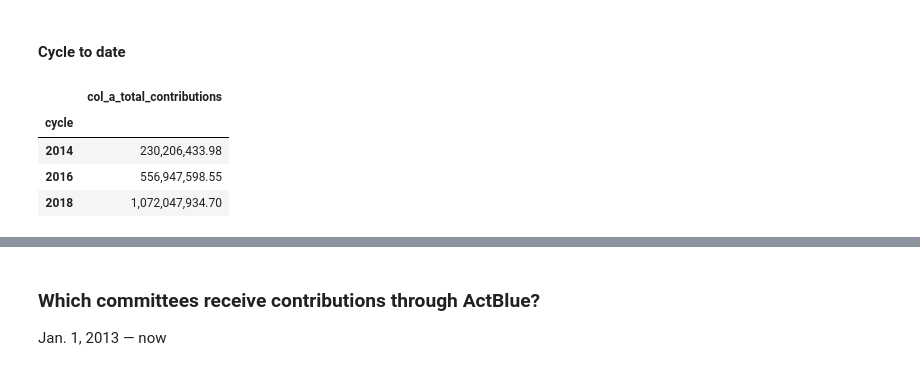
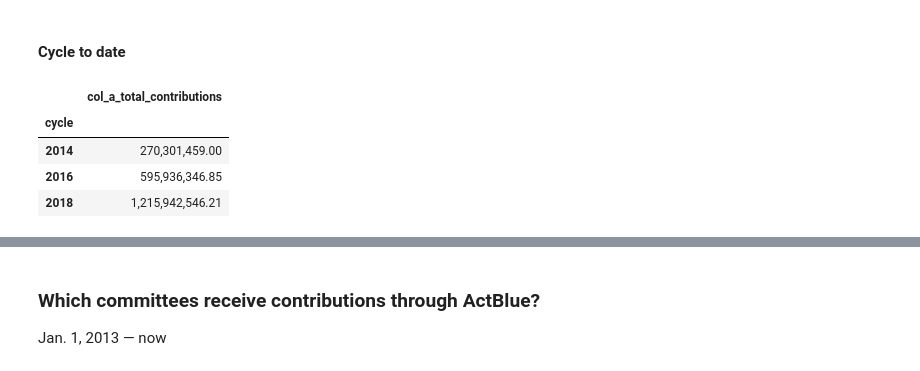
Before and after one commit to PublicI/actblue-analysis, a Jupyter notebook: analysis.ipynb, the cells around one changed output, grey strips where cells are left out. Cells and saved outputs as stored; diff of their text form; code cells hidden in the pictures.

```diff
--- a/analysis.ipynb
+++ b/analysis.ipynb
@@ -578,23 +577,23 @@ contribs_by_cycle
 # %%
 actblue_summaries['cycle'] = actblue_summaries.coverage_through_date.dt.year.apply(cycle)
 
 actblue_summaries_to_date = actblue_summaries[((actblue_summaries['coverage_through_date'] >= '2017-01-01') &
-                                              (actblue_summaries['coverage_through_date'] <= '2018-10-17')) |
+                                              (actblue_summaries['coverage_through_date'] <= '2018-11-26')) |
                                               ((actblue_summaries['coverage_through_date'] >= '2015-01-01') &
-                                              (actblue_summaries['coverage_through_date'] <= '2016-10-17')) |
+                                              (actblue_summaries['coverage_through_date'] <= '2016-11-26')) |
                                               ((actblue_summaries['coverage_through_date'] >= '2013-01-01') &
-                                              (actblue_summaries['coverage_through_date'] <= '2014-10-17'))]
+                                              (actblue_summaries['coverage_through_date'] <= '2014-11-26'))]
 
 contribs_by_cycle = pd.DataFrame(
     actblue_summaries_to_date.groupby(actblue_summaries_to_date['cycle'])['col_a_total_contributions'].sum()
 )
 contribs_by_cycle
 # %% [output]
 |  | col_a_total_contributions |
 | cycle |  |
-| 2014 | 230,206,433.98 |
-| 2016 | 556,947,598.55 |
-| 2018 | 1,072,047,934.70 |
+| 2014 | 270,301,459.00 |
+| 2016 | 595,936,346.85 |
+| 2018 | 1,215,942,546.21 |
 # %%
 # https://scentellegher.github.io/programming/2017/05/24/pandas-bar-plot-with-formatted-dates.html
 # contribs_by_year.set_index('coverage_through_date',inplace=True)
```
Also changed, not shown: parts of 66 cells of this notebook, 41 other files.
